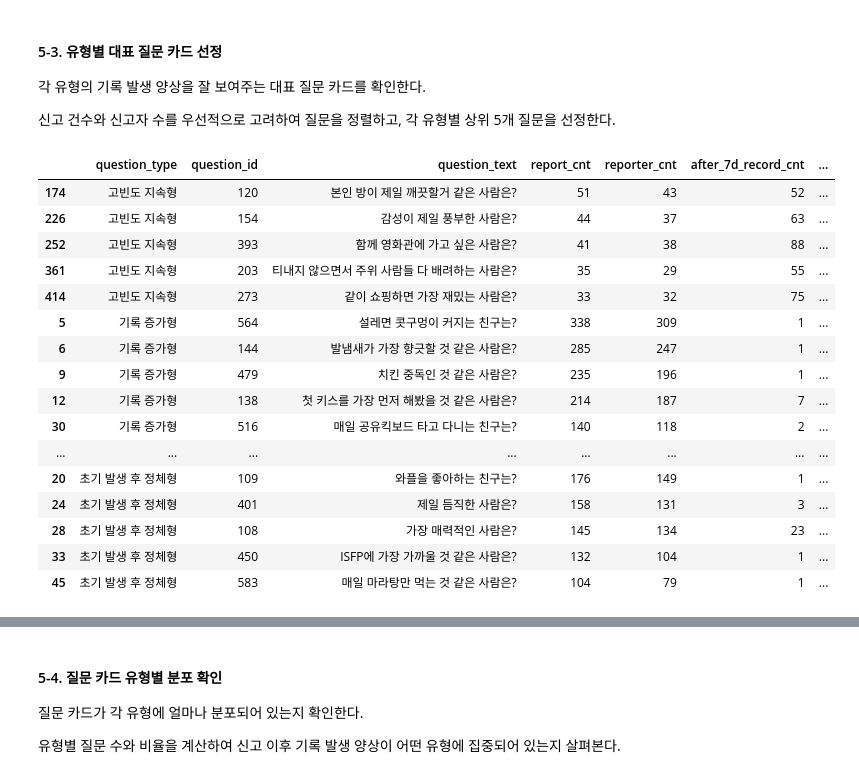
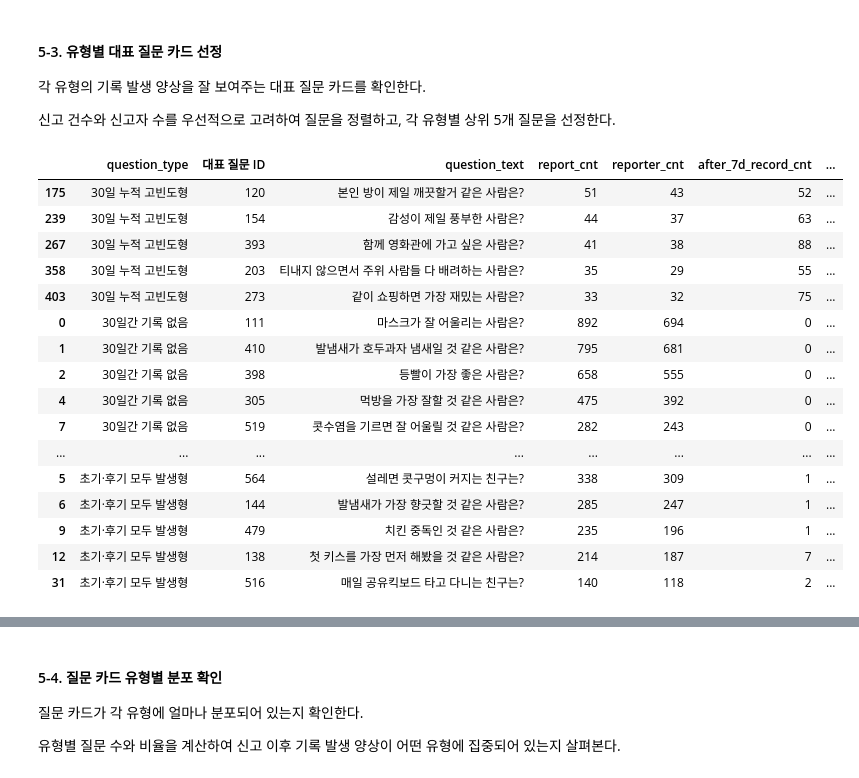
Before and after one commit to qet0506/codeit-sns-moderation, a Jupyter notebook: eda.ipynb, the cells around one changed output, grey strips where cells are left out. Cells and saved outputs as stored; diff of their text form; code cells hidden in the pictures.

```diff
--- a/eda.ipynb
+++ b/eda.ipynb
@@ -1489,8 +1895,8 @@ print("신고된 질문 ID 수:", f"{df_questionreport['question_id'].nunique():
 # 질문 카드별 신고 건수, 신고자 수, 최초·마지막 신고 시점 집계
 
 report_stats = (
-    df_questionreport
-    .groupby("question_id")
+    df_questionreport_clean
+    .groupby("대표 질문 ID")
     .agg(
         report_cnt=("id", "count"),          # 신고 접수 건수
         reporter_cnt=("user_id", "nunique"), # 중복 제외 신고자 수
@@ -1529,7 +1935,7 @@ display(report_stats.head(10))
 
 reported_questions = report_stats.merge(
     df_question[["id", "question_text", "created_at"]],
-    left_on="question_id",
+    left_on="대표 질문 ID",
     right_on="id",
     how="left"
 )
@@ -1540,7 +1946,7 @@ reported_questions = reported_questions.drop(columns=["id"])
 # 컬럼 순서 정리
 reported_questions = reported_questions[
     [
-        "question_id",
+        "대표 질문 ID",
         "question_text",
         "created_at",
         "report_cnt",
@@ -2637,57 +3103,59 @@ display(
 
 신고 건수와 신고자 수를 우선적으로 고려하여 질문을 정렬하고, 각 유형별 상위 5개 질문을 선정한다.
 # %%
-# 유형별 대표 질문 확인
-# 신고 건수와 신고자 수가 많은 질문을 우선적으로 선정
-
+# 유형별 대표 질문 묶음 선정
+# 신고 건수 → 고유 신고자 수 → 신고 후 30일 투표 수 순
 representative_questions = (
     candidate_data
     .sort_values(
         by=[
             "report_cnt",
             "reporter_cnt",
             "after_30d_record_cnt",
-            "question_id"
+            "대표 질문 ID",
         ],
-        ascending=[False, False, False, True]
+        ascending=[False, False, False, True],
     )
     .groupby("question_type", group_keys=False)
     .head(5)
 )
 
-# 유형별 대표 질문 및 기록 현황 출력
 display(
-    representative_questions[
-        [
+    representative_questions[[
+        "question_type",
+        "대표 질문 ID",
+        "question_text",
+        "report_cnt",
+        "reporter_cnt",
+        "after_7d_record_cnt",
+        "after_30d_record_cnt",
+    ]].sort_values(
+        by=[
             "question_type",
-            "question_id",
-            "question_text",
             "report_cnt",
             "reporter_cnt",
-            "after_7d_record_cnt",
-            "after_30d_record_cnt"
-        ]
-    ].sort_values(
-        by=["question_type", "report_cnt"],
-        ascending=[True, False]
+            "after_30d_record_cnt",
+            "대표 질문 ID",
+        ],
+        ascending=[True, False, False, False, True],
     )
 )
 # %% [output]
-|  | question_type | question_id | question_text | report_cnt | reporter_cnt | after_7d_record_cnt | ... |
-| 174 | 고빈도 지속형 | 120 | 본인 방이 제일 깨끗할거 같은 사람은? | 51 | 43 | 52 | ... |
-| 226 | 고빈도 지속형 | 154 | 감성이 제일 풍부한 사람은? | 44 | 37 | 63 | ... |
-| 252 | 고빈도 지속형 | 393 | 함께 영화관에 가고 싶은 사람은? | 41 | 38 | 88 | ... |
-| 361 | 고빈도 지속형 | 203 | 티내지 않으면서 주위 사람들 다 배려하는 사람은? | 35 | 29 | 55 | ... |
-| 414 | 고빈도 지속형 | 273 | 같이 쇼핑하면 가장 재밌는 사람은? | 33 | 32 | 75 | ... |
-| 5 | 기록 증가형 | 564 | 설레면 콧구멍이 커지는 친구는? | 338 | 309 | 1 | ... |
-| 6 | 기록 증가형 | 144 | 발냄새가 가장 향긋할 것 같은 사람은? | 285 | 247 | 1 | ... |
-| 9 | 기록 증가형 | 479 | 치킨 중독인 것 같은 사람은? | 235 | 196 | 1 | ... |
-| 12 | 기록 증가형 | 138 | 첫 키스를 가장 먼저 해봤을 것 같은 사람은? | 214 | 187 | 7 | ... |
-| 30 | 기록 증가형 | 516 | 매일 공유킥보드 타고 다니는 친구는? | 140 | 118 | 2 | ... |
+|  | question_type | 대표 질문 ID | question_text | report_cnt | reporter_cnt | after_7d_record_cnt | ... |
+| 175 | 30일 누적 고빈도형 | 120 | 본인 방이 제일 깨끗할거 같은 사람은? | 51 | 43 | 52 | ... |
+| 239 | 30일 누적 고빈도형 | 154 | 감성이 제일 풍부한 사람은? | 44 | 37 | 63 | ... |
+| 267 | 30일 누적 고빈도형 | 393 | 함께 영화관에 가고 싶은 사람은? | 41 | 38 | 88 | ... |
+| 358 | 30일 누적 고빈도형 | 203 | 티내지 않으면서 주위 사람들 다 배려하는 사람은? | 35 | 29 | 55 | ... |
+| 403 | 30일 누적 고빈도형 | 273 | 같이 쇼핑하면 가장 재밌는 사람은? | 33 | 32 | 75 | ... |
+| 0 | 30일간 기록 없음 | 111 | 마스크가 잘 어울리는 사람은? | 892 | 694 | 0 | ... |
+| 1 | 30일간 기록 없음 | 410 | 발냄새가 호두과자 냄새일 것 같은 사람은? | 795 | 681 | 0 | ... |
+| 2 | 30일간 기록 없음 | 398 | 등빨이 가장 좋은 사람은? | 658 | 555 | 0 | ... |
+| 4 | 30일간 기록 없음 | 305 | 먹방을 가장 잘할 것 같은 사람은? | 475 | 392 | 0 | ... |
+| 7 | 30일간 기록 없음 | 519 | 콧수염을 기르면 잘 어울릴 것 같은 사람은? | 282 | 243 | 0 | ... |
 | ... | ... | ... | ... | ... | ... | ... | ... |
-| 20 | 초기 발생 후 정체형 | 109 | 와플을 좋아하는 친구는? | 176 | 149 | 1 | ... |
-| 24 | 초기 발생 후 정체형 | 401 | 제일 듬직한 사람은? | 158 | 131 | 3 | ... |
-| 28 | 초기 발생 후 정체형 | 108 | 가장 매력적인 사람은? | 145 | 134 | 23 | ... |
-| 33 | 초기 발생 후 정체형 | 450 | ISFP에 가장 가까울 것 같은 사람은? | 132 | 104 | 1 | ... |
-| 45 | 초기 발생 후 정체형 | 583 | 매일 마라탕만 먹는 것 같은 사람은? | 104 | 79 | 1 | ... |
+| 5 | 초기·후기 모두 발생형 | 564 | 설레면 콧구멍이 커지는 친구는? | 338 | 309 | 1 | ... |
+| 6 | 초기·후기 모두 발생형 | 144 | 발냄새가 가장 향긋할 것 같은 사람은? | 285 | 247 | 1 | ... |
+| 9 | 초기·후기 모두 발생형 | 479 | 치킨 중독인 것 같은 사람은? | 235 | 196 | 1 | ... |
+| 12 | 초기·후기 모두 발생형 | 138 | 첫 키스를 가장 먼저 해봤을 것 같은 사람은? | 214 | 187 | 7 | ... |
+| 31 | 초기·후기 모두 발생형 | 516 | 매일 공유킥보드 타고 다니는 친구는? | 140 | 118 | 2 | ... |
 # %%
```
Also changed, not shown: parts of 41 cells of this notebook.
